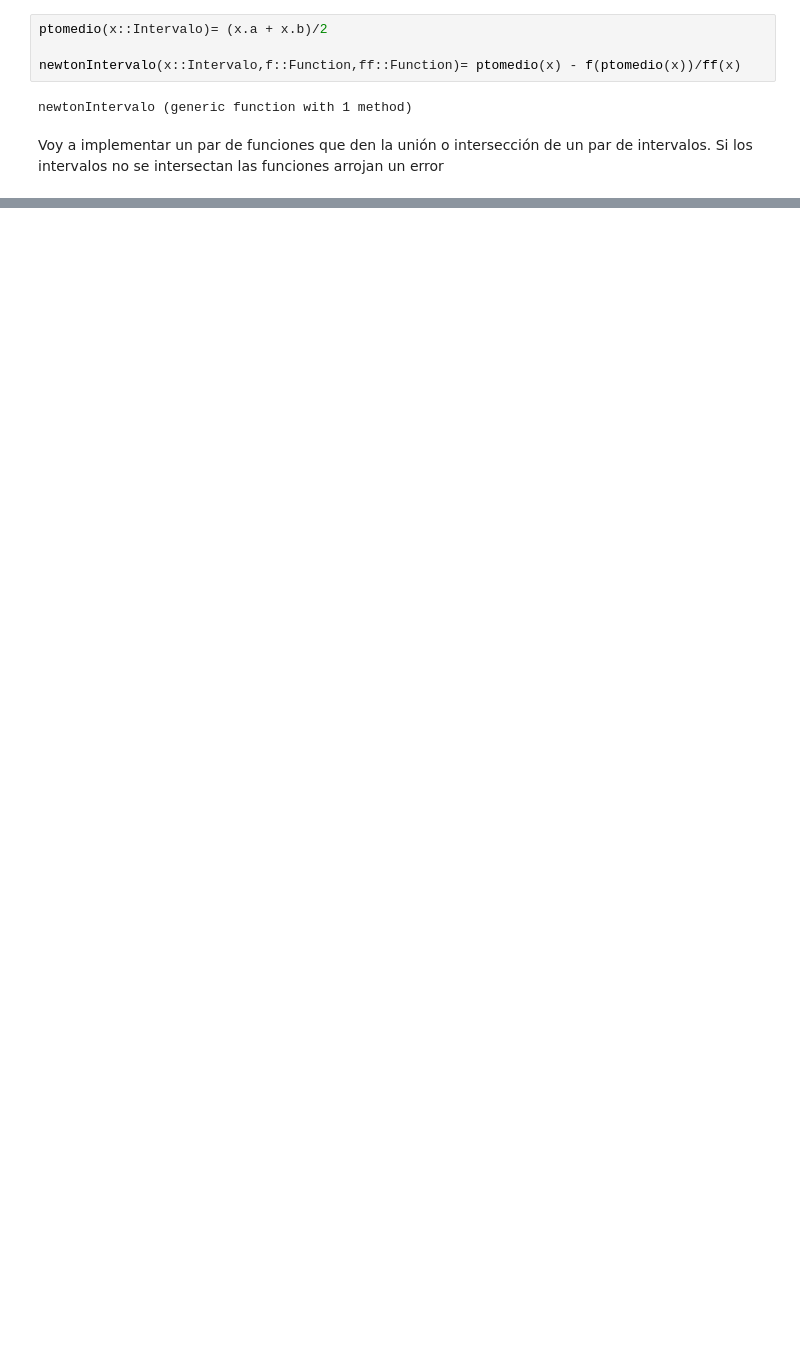
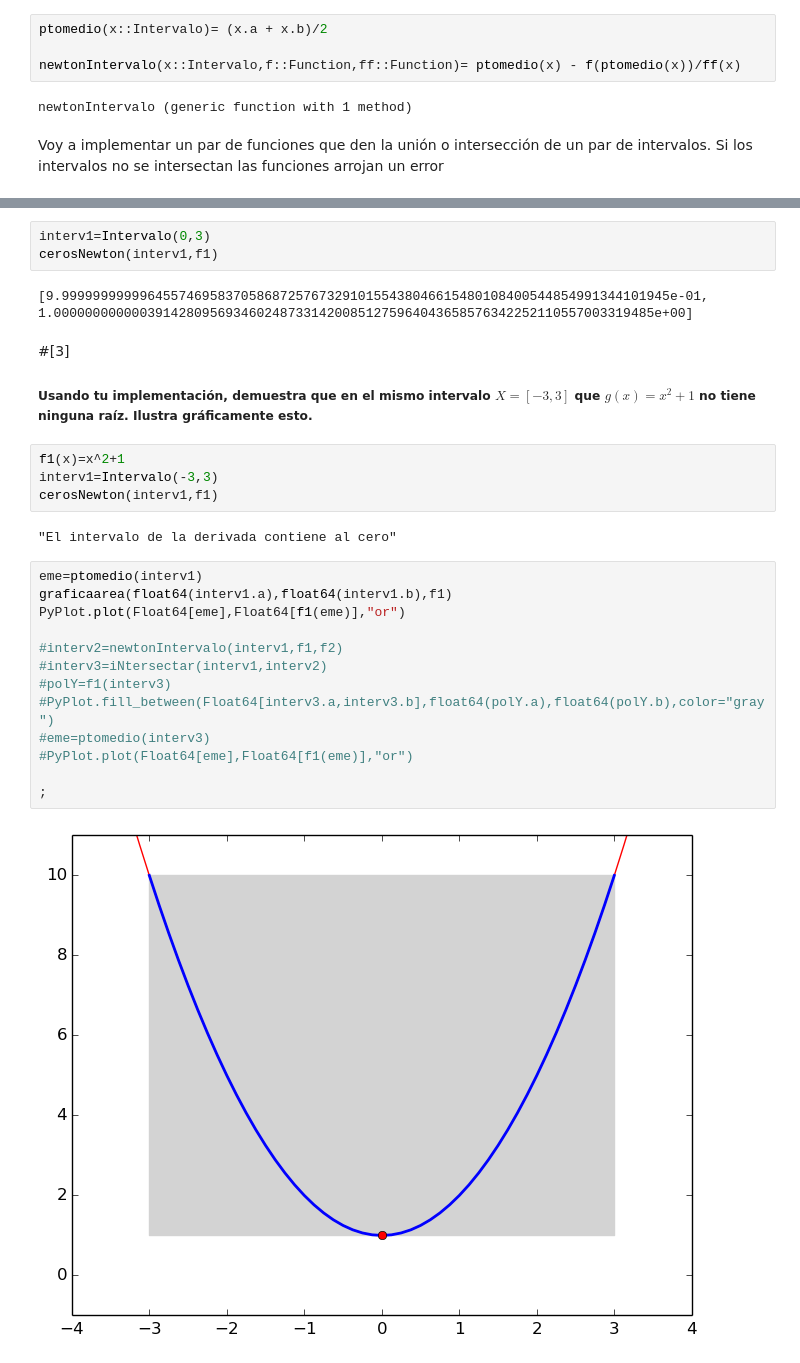
Before and after one commit to shgaeo/clase, a Jupyter notebook: ejercicios_clase/abril/Sobre_10.*_En_MetodosNumericosAvanzados.ipynb, the cells around one changed output, grey strips where cells are left out. Saved outputs shown, nothing was run; the diff lists cells and outputs as text; blank space fills up the shorter version.

```diff
--- a/ejercicios_clase/abril/Sobre_10.*_En_MetodosNumericosAvanzados.ipynb
+++ b/ejercicios_clase/abril/Sobre_10.*_En_MetodosNumericosAvanzados.ipynb
@@ -93,0 +153,30 @@ PyPlot.fill_between(Float64[interv7.a,interv7.b],float64(polY.a),float64(polY.b)
+# %%
+interv1=Intervalo(0,3)
+cerosNewton(interv1,f1)
+# %% [output]
+[9.999999999996455746958370586872576732910155438046615480108400544854991344101945e-01,
+1.00000000000039142809569346024873314200851275964043658576342252110557003319485e+00]
+# %% [markdown]
+#[3]
+##### Usando tu implementación, demuestra que en el mismo intervalo $X=[−3,3]$ que $g(x)=x^2+1$ no tiene ninguna raíz. Ilustra gráficamente esto.
+# %%
+f1(x)=x^2+1
+interv1=Intervalo(-3,3)
+cerosNewton(interv1,f1)
+# %% [output]
+"El intervalo de la derivada contiene al cero"
+# %%
+eme=ptomedio(interv1)
+graficaarea(float64(interv1.a),float64(interv1.b),f1)
+PyPlot.plot(Float64[eme],Float64[f1(eme)],"or")
+
+#interv2=newtonIntervalo(interv1,f1,f2)
+#interv3=iNtersectar(interv1,interv2)
+#polY=f1(interv3)
+#PyPlot.fill_between(Float64[interv3.a,interv3.b],float64(polY.a),float64(polY.b),color="gray")
+#eme=ptomedio(interv3)
+#PyPlot.plot(Float64[eme],Float64[f1(eme)],"or")
+
+;
+# %% [output]
+[figure, added]
```
Also changed, not shown: parts of 28 cells of this notebook.
